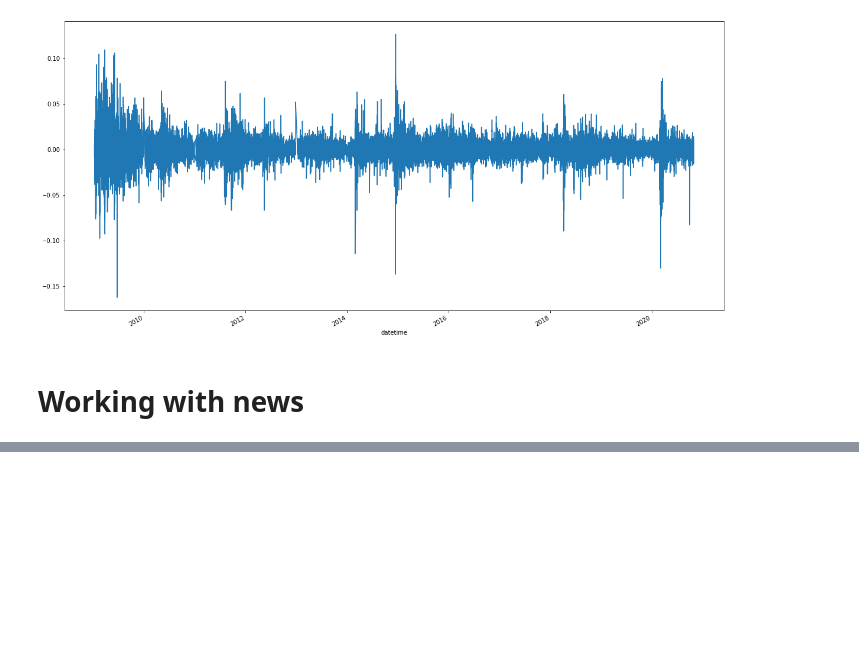
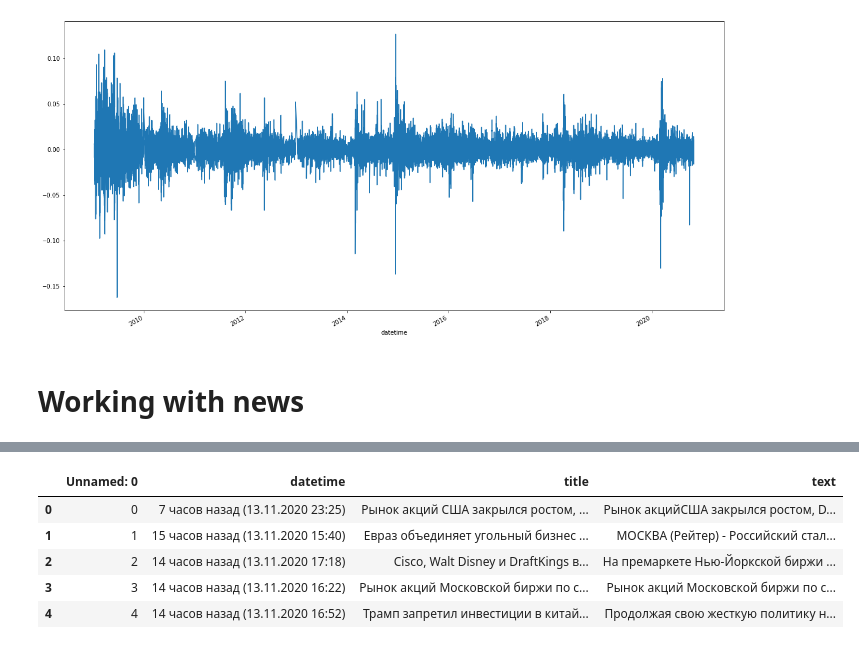
Before and after one commit to Quotermain/sber_stock_analysis, a Jupyter notebook: analysis.ipynb, the cells around one changed output, grey strips where cells are left out. Saved outputs shown, nothing was run; the diff lists cells and outputs as text; code cells hidden in the pictures; blank space fills up the shorter version.

```diff
--- a/analysis.ipynb
+++ b/analysis.ipynb
@@ -81,0 +84,11 @@ news.head()
+# %%
+news = pd.read_csv('data/full_news_cleaned.csv')
+# %%
+news.head()
+# %% [output]
+|  | Unnamed: 0 | datetime | title | text |
+| 0 | 0 | 7 часов назад (13.11.2020 23:25) | Рынок акций США закрылся ростом, ... | Рынок акцийСША закрылся ростом, D... |
+| 1 | 1 | 15 часов назад (13.11.2020 15:40) | Евраз объединяет угольный бизнес ... | МОСКВА (Рейтер) - Российский стал... |
+| 2 | 2 | 14 часов назад (13.11.2020 17:18) | Cisco, Walt Disney и DraftKings в... | На премаркете Нью-Йоркской биржи ... |
+| 3 | 3 | 14 часов назад (13.11.2020 16:22) | Рынок акций Московской биржи по с... | Рынок акций Московской биржи по с... |
+| 4 | 4 | 14 часов назад (13.11.2020 16:52) | Трамп запретил инвестиции в китай... | Продолжая свою жесткую политику н... |
```
Also changed, not shown: parts of 7 cells of this notebook.
